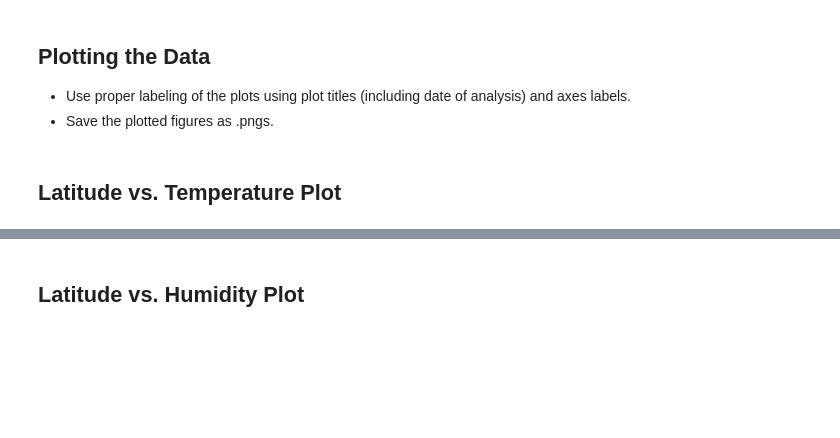
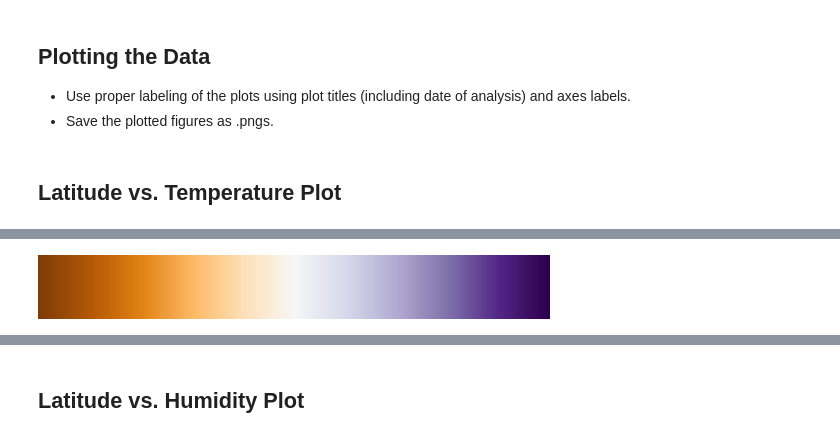
Before and after one commit to oh-be/Python-API-Challenge, a Jupyter notebook: starter_code/WeatherPy.ipynb, the cells around one changed output, grey strips where cells are left out. Cells and saved outputs as stored; diff of their text form; code cells hidden in the pictures; blank space fills up the shorter version.

```diff
--- a/starter_code/WeatherPy.ipynb
+++ b/starter_code/WeatherPy.ipynb
@@ -231,0 +227,4 @@ Int64Index([], dtype='int64')
+# %%
+plt.get_cmap("PuOr")
+# %% [output]
+[figure, added]
```
Also changed, not shown: parts of 48 cells of this notebook, 13 other files.
